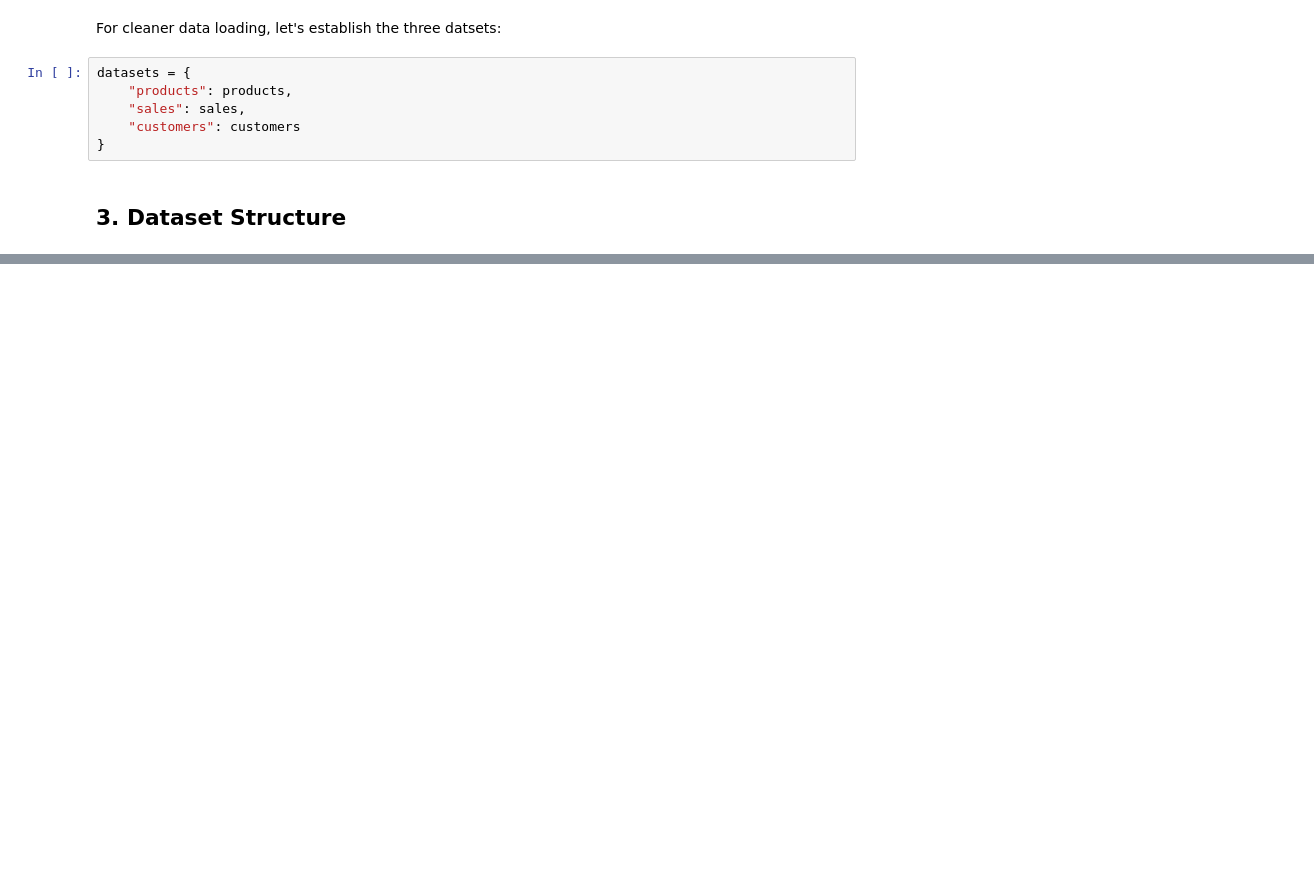
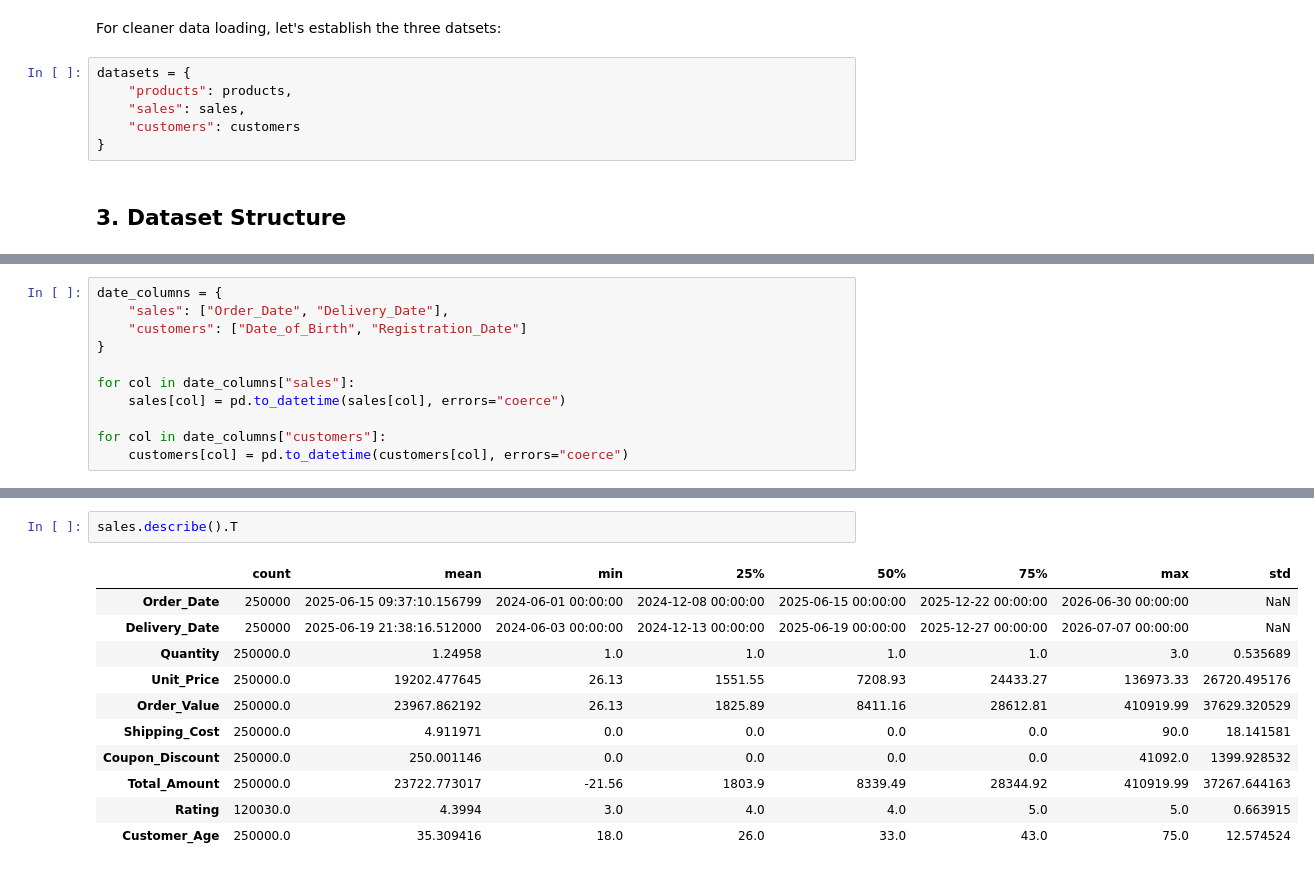
Before and after one commit to Vin-Okumu/e-commerce-sales-analytics, a Jupyter notebook: Analysis/01_data_profiling.ipynb, the cells around one changed output, grey strips where cells are left out. Drawn from its saved outputs; the diff is of its cells as text; blank space fills up the shorter version.

```diff
--- a/Analysis/01_data_profiling.ipynb
+++ b/Analysis/01_data_profiling.ipynb
@@ -59,0 +132,11 @@ datasets = {
+# %%
+date_columns = {
+    "sales": ["Order_Date", "Delivery_Date"],
+    "customers": ["Date_of_Birth", "Registration_Date"]
+}
+
+for col in date_columns["sales"]:
+    sales[col] = pd.to_datetime(sales[col], errors="coerce")
+
+for col in date_columns["customers"]:
+    customers[col] = pd.to_datetime(customers[col], errors="coerce")
@@ -59,0 +340,14 @@ datasets = {
+# %%
+sales.describe().T
+# %% [output]
+|  | count | mean | min | 25% | 50% | 75% | max | std |
+| Order_Date | 250000 | 2025-06-15 09:37:10.156799 | 2024-06-01 00:00:00 | 2024-12-08 00:00:00 | 2025-06-15 00:00:00 | 2025-12-22 00:00:00 | 2026-06-30 00:00:00 | NaN |
+| Delivery_Date | 250000 | 2025-06-19 21:38:16.512000 | 2024-06-03 00:00:00 | 2024-12-13 00:00:00 | 2025-06-19 00:00:00 | 2025-12-27 00:00:00 | 2026-07-07 00:00:00 | NaN |
+| Quantity | 250000.0 | 1.24958 | 1.0 | 1.0 | 1.0 | 1.0 | 3.0 | 0.535689 |
+| Unit_Price | 250000.0 | 19202.477645 | 26.13 | 1551.55 | 7208.93 | 24433.27 | 136973.33 | 26720.495176 |
+| Order_Value | 250000.0 | 23967.862192 | 26.13 | 1825.89 | 8411.16 | 28612.81 | 410919.99 | 37629.320529 |
+| Shipping_Cost | 250000.0 | 4.911971 | 0.0 | 0.0 | 0.0 | 0.0 | 90.0 | 18.141581 |
+| Coupon_Discount | 250000.0 | 250.001146 | 0.0 | 0.0 | 0.0 | 0.0 | 41092.0 | 1399.928532 |
+| Total_Amount | 250000.0 | 23722.773017 | -21.56 | 1803.9 | 8339.49 | 28344.92 | 410919.99 | 37267.644163 |
+| Rating | 120030.0 | 4.3994 | 3.0 | 4.0 | 4.0 | 5.0 | 5.0 | 0.663915 |
+| Customer_Age | 250000.0 | 35.309416 | 18.0 | 26.0 | 33.0 | 43.0 | 75.0 | 12.574524 |
```
Also changed, not shown: parts of 50 cells of this notebook.
